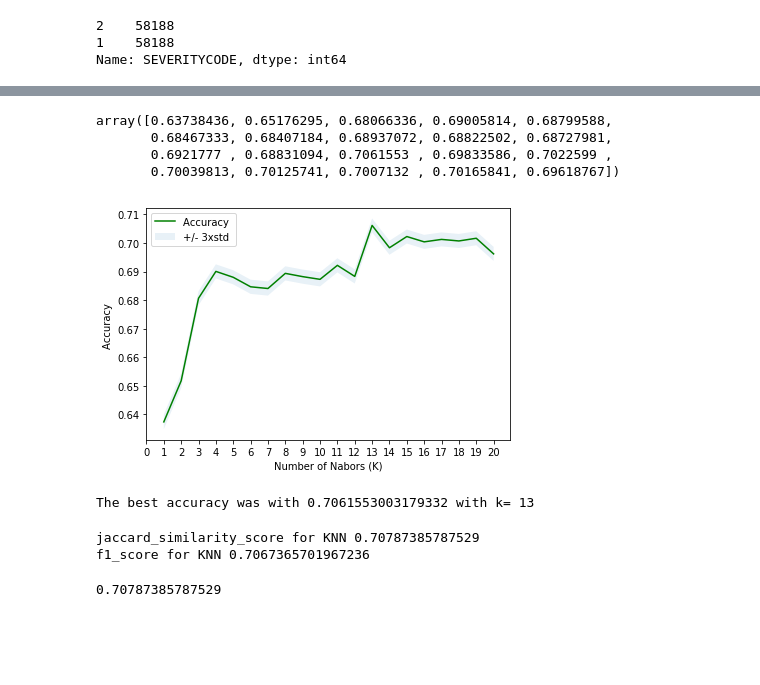
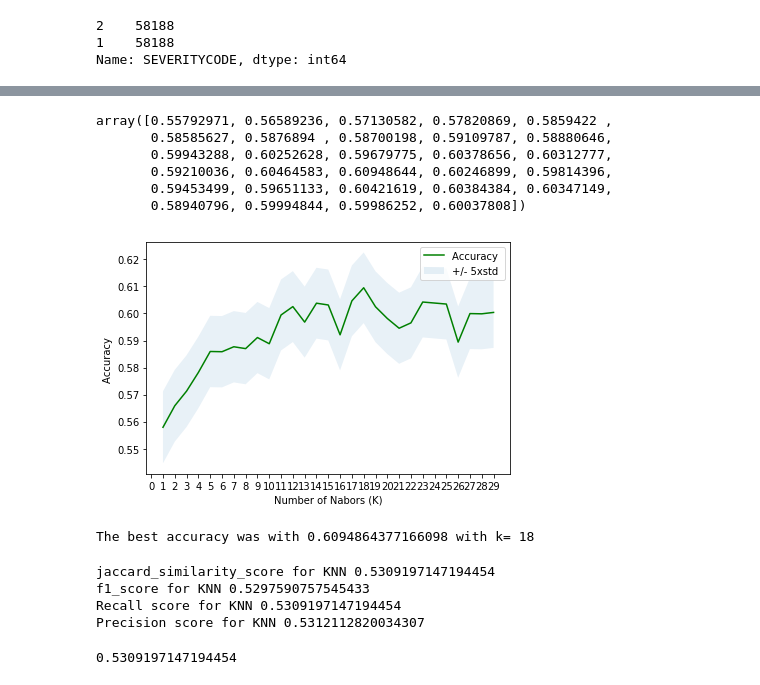
Before and after one commit to nikhilpanda004/CourseraCapstone, a Jupyter notebook: Coursera_Capstone.ipynb, the cells around one changed output, grey strips where cells are left out. Cells and saved outputs as stored; diff of their text form; code cells hidden in the pictures; blank space fills up the shorter version.

```diff
--- a/Coursera_Capstone.ipynb
+++ b/Coursera_Capstone.ipynb
@@ -78,7 +145,7 @@ df['LIGHTCOND'] = df['LIGHTCOND'].replace('Unknown','LightUnknown')
 df['ADDRTYPE'] = df['ADDRTYPE'].replace(np.nan,'AddrUnknown')
 df['ADDRTYPE'] = df['ADDRTYPE'].replace('Unknown','AddrUnknown')
 df['SPEEDING'] = df['SPEEDING'].replace(np.nan,'N')
-df['ST_COLCODE'] = df['ST_COLCODE'].replace(np.nan,0)
-df['ST_COLCODE'] = df['ST_COLCODE'].replace(' ',0)
-df.head()
+df['X'] = df['X'].replace(np.nan,df['X'].mean())
+df['Y'] = df['Y'].replace(np.nan,df['Y'].mean())
+df['Y'].isnull().value_counts()
 # %% [output]
@@ -90,0 +250,12 @@ df.head()
+# %%
+label = df['SEVERITYCODE']
+features = df[['WEATHER', 'ROADCOND', 'LIGHTCOND', 'ADDRTYPE', 'SPEEDING']]
+features_weather = pd.get_dummies(df['WEATHER'])
+features_road = pd.get_dummies(df['ROADCOND'])
+features_light = pd.get_dummies(df['LIGHTCOND'])
+features_addrtype = pd.get_dummies(df['ADDRTYPE'])
+features_speeding = pd.get_dummies(df['SPEEDING'])
+features = pd.concat([features, features_weather, features_road, features_light, features_addrtype, features_speeding], axis=1)
+features.drop(['WEATHER', 'ROADCOND', 'LIGHTCOND', 'ADDRTYPE', 'SPEEDING'], inplace = True,axis=1)
+features.reset_index()
+features.fillna(0)
@@ -92,18 +276 @@ df.head()
 Selecting the important factors for model input, converting Categorical variables into numeric data for further processing and then applying the standard scaler for normalizing the data
-# %%
-from sklearn import preprocessing
-label = df['SEVERITYCODE']
-features = df[['WEATHER', 'ROADCOND', 'LIGHTCOND', 'ADDRTYPE', 'SPEEDING', 'ST_COLCODE']]
-features_weather = pd.get_dummies(df['WEATHER'])
-features_road = pd.get_dummies(df['ROADCOND'])
-features_light = pd.get_dummies(df['LIGHTCOND'])
-features_addrtype = pd.get_dummies(df['ADDRTYPE'])
-features_speeding = pd.get_dummies(df['SPEEDING'])
-features = pd.concat([features, features_weather, features_road, features_light, features_addrtype, features_speeding], axis=1)
-features.drop(['WEATHER', 'ROADCOND', 'LIGHTCOND', 'ADDRTYPE', 'SPEEDING'], inplace = True,axis=1)
-features['ST_COLCODE'] = features['ST_COLCODE'].astype('float')
-features.reset_index()
-features.fillna(0)
-#np.any(np.isnan(features))
-Features = features
-features = preprocessing.StandardScaler().fit(features).transform(features)
@@ -113,7 +298,7 @@ features_train, features_test, label_train, label_test = train_test_split( featu
 # %%
 from sklearn.neighbors import KNeighborsClassifier
 from sklearn import metrics
-k = 21
+k = 30
 mean = np.zeros((k-1))
 std = np.zeros((k-1))
 for i in range(1,k):
@@ -124,26 +309,27 @@ for i in range(1,k):
 
 mean
 # %% [output]
-array([0.63738436, 0.65176295, 0.68066336, 0.69005814, 0.68799588,
-       0.68467333, 0.68407184, 0.68937072, 0.68822502, 0.68727981,
-       0.6921777 , 0.68831094, 0.7061553 , 0.69833586, 0.7022599 ,
-       0.70039813, 0.70125741, 0.7007132 , 0.70165841, 0.69618767])
+array([0.55792971, 0.56589236, 0.57130582, 0.57820869, 0.5859422 ,
+       0.58585627, 0.5876894 , 0.58700198, 0.59109787, 0.58880646,
+       0.59943288, 0.60252628, 0.59679775, 0.60378656, 0.60312777,
+       0.59210036, 0.60464583, 0.60948644, 0.60246899, 0.59814396,
+       0.59453499, 0.59651133, 0.60421619, 0.60384384, 0.60347149,
+       0.58940796, 0.59994844, 0.59986252, 0.60037808])
 # %%
 import seaborn as sns
 import matplotlib.pyplot as plt
 plt.plot(range(1,k),mean,'g')
-plt.fill_between(range(1,k),mean - 1 * std,mean + 1 * std, alpha=0.10)
-plt.legend(('Accuracy ', '+/- 3xstd'))
+plt.fill_between(range(1,k),mean - 5 * std,mean + 5 * std, alpha=0.10)
+plt.legend(('Accuracy ', '+/- 5xstd'))
 plt.ylabel('Accuracy ')
-plt.xlabel('Number of Nabors (K)')
+plt.xlabel('Number of Neighbors (K)')
 plt.xticks(np.arange(0, k, 1))
 plt.tight_layout()
 plt.show()
 # %% [output]
-[figure, old version]
+[figure, new version]
 # %%
 print( "The best accuracy was with", mean.max(), "with k=", mean.argmax()+1)
-#knnModel = KNeighborsClassifier(n_neighbors = 7).fit(X_train,y_train)
 # %% [output]
-The best accuracy was with 0.7061553003179332 with k= 13
+The best accuracy was with 0.6094864377166098 with k= 18
 # %%
@@ -155,10 +341,16 @@ from sklearn.metrics import jaccard_similarity_score
 from sklearn.metrics import f1_score
 jc_knn = jaccard_similarity_score(label_test, label_test_hat)
 f1_knn = f1_score(label_test,label_test_hat, average='weighted')
+recall_knn = metrics.recall_score(label_test, label_test_hat, average='weighted')
+precision_knn = metrics.precision_score(label_test, label_test_hat, average='weighted')
 print('jaccard_similarity_score for KNN ' + str(jc_knn))
 print('f1_score for KNN ' + str(f1_knn))
+print('Recall score for KNN ' + str(recall_knn))
+print('Precision score for KNN ' + str(precision_knn))
 metrics.accuracy_score(label_test, label_test_hat)
 # %% [output]
-jaccard_similarity_score for KNN 0.70787385787529
-f1_score for KNN 0.7067365701967236
+jaccard_similarity_score for KNN 0.5309197147194454
+f1_score for KNN 0.5297590757545433
+Recall score for KNN 0.5309197147194454
+Precision score for KNN 0.5312112820034307
-0.70787385787529
+0.5309197147194454
```
Also changed, not shown: parts of 41 cells of this notebook.
